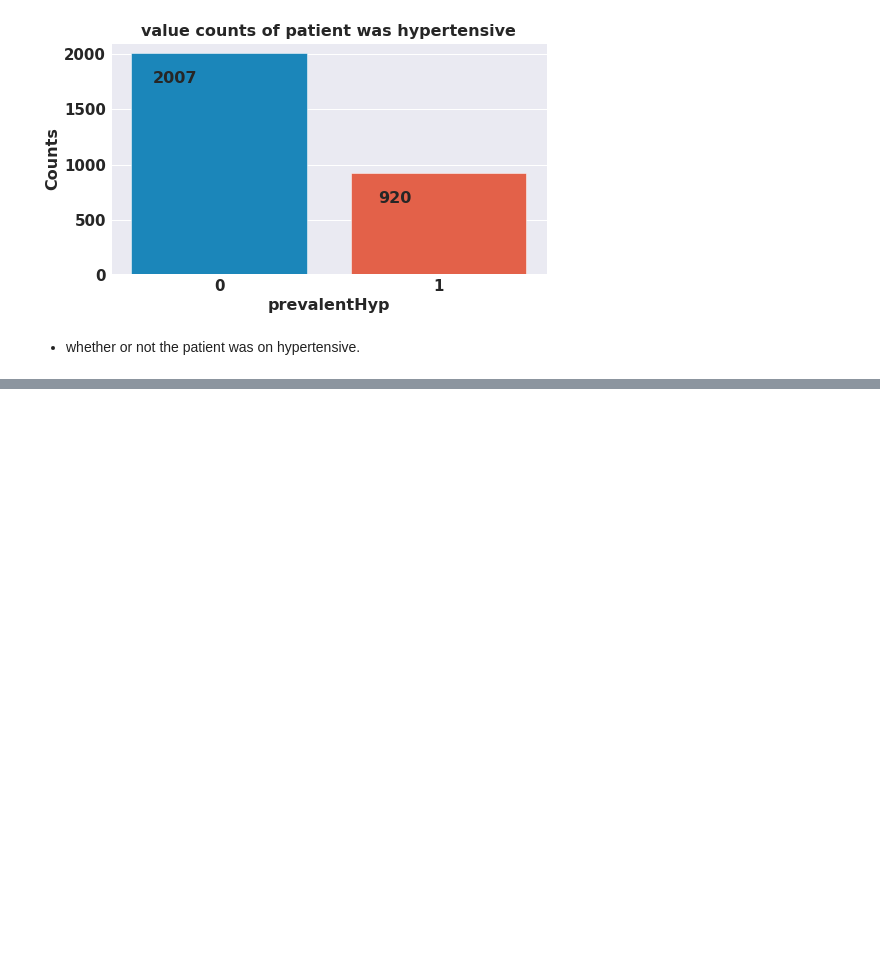
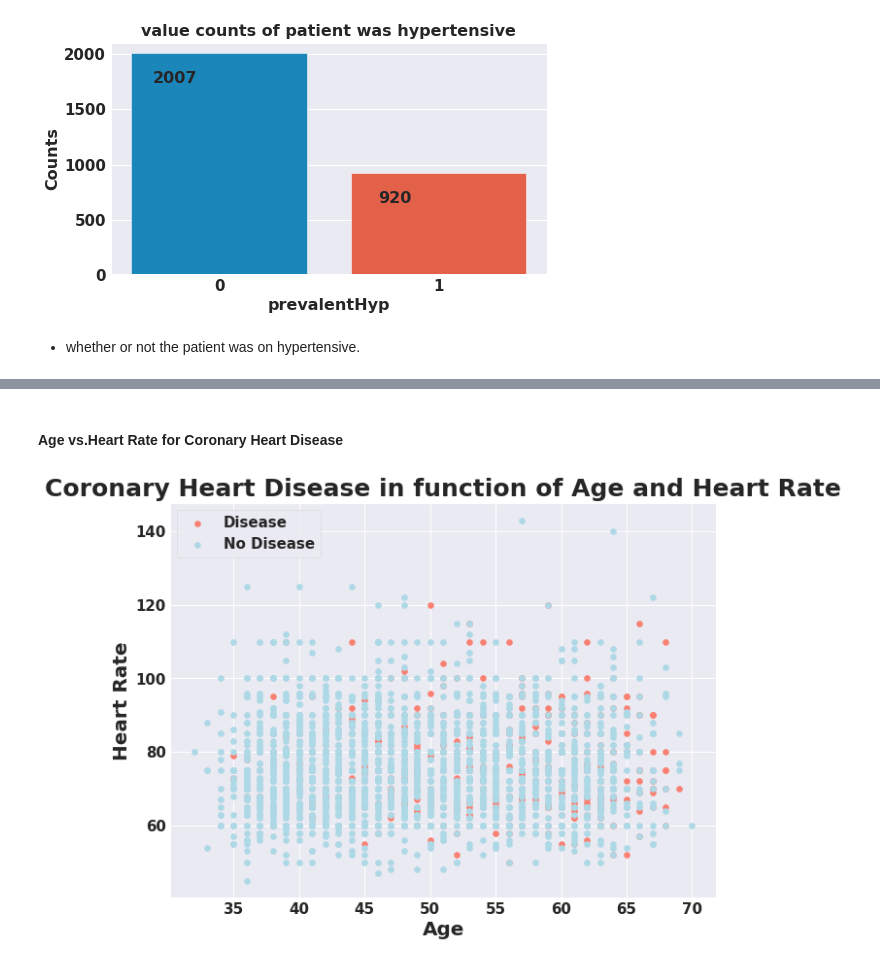
Before and after one commit to kavrit/Cardiovascular-Risk-Prediction, a Jupyter notebook: Capstone_Project_Cardiovascular_Risk_Prediction.ipynb, the cells around one changed output, grey strips where cells are left out. Drawn from its saved outputs; the diff is of its cells as text; code cells hidden in the pictures; blank space fills up the shorter version.

```diff
--- a/Capstone_Project_Cardiovascular_Risk_Prediction.ipynb
+++ b/Capstone_Project_Cardiovascular_Risk_Prediction.ipynb
@@ -539,0 +592,23 @@ plt.show()
+# %% [markdown]
+#### **Age vs.Heart Rate for Coronary Heart Disease**
+# %%
+# Create another figure
+plt.figure(figsize=(9, 7))
+
+# Scatter with postivie examples
+plt.scatter(df.age[df.TenYearCHD==1],
+            df.heartRate[df.TenYearCHD==1],
+            c="salmon")
+
+# Scatter with negative examples
+plt.scatter(df.age[df.TenYearCHD==0],
+            df.heartRate[df.TenYearCHD==0],
+            c="lightblue")
+
+# Add some helpful info
+plt.title("Coronary Heart Disease in function of Age and Heart Rate")
+plt.xlabel("Age")
+plt.ylabel("Heart Rate")
+plt.legend(["Disease", "No Disease"]);
+# %% [output]
+[figure, added]
```
Also changed, not shown: parts of 8 cells of this notebook.
